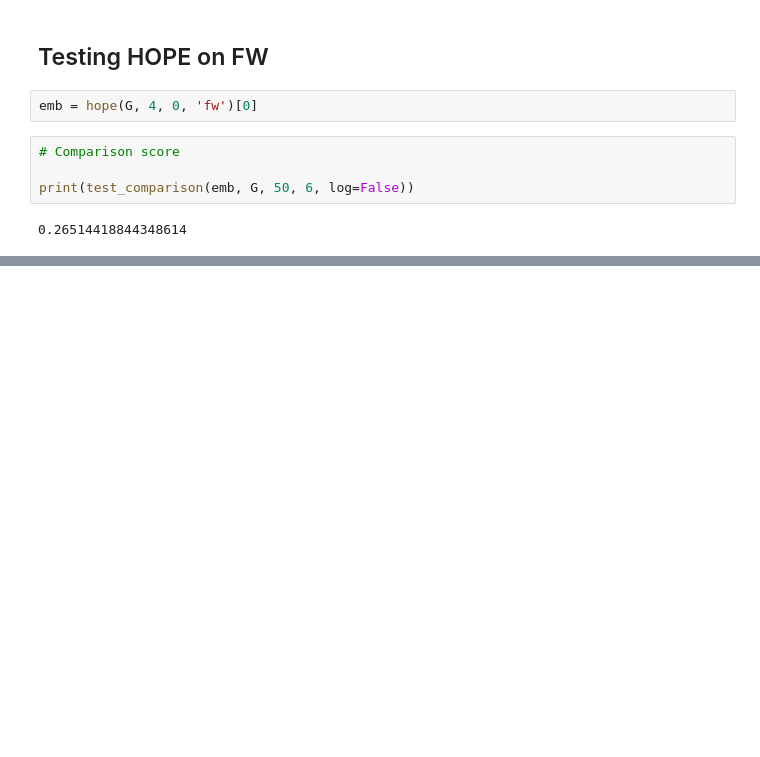
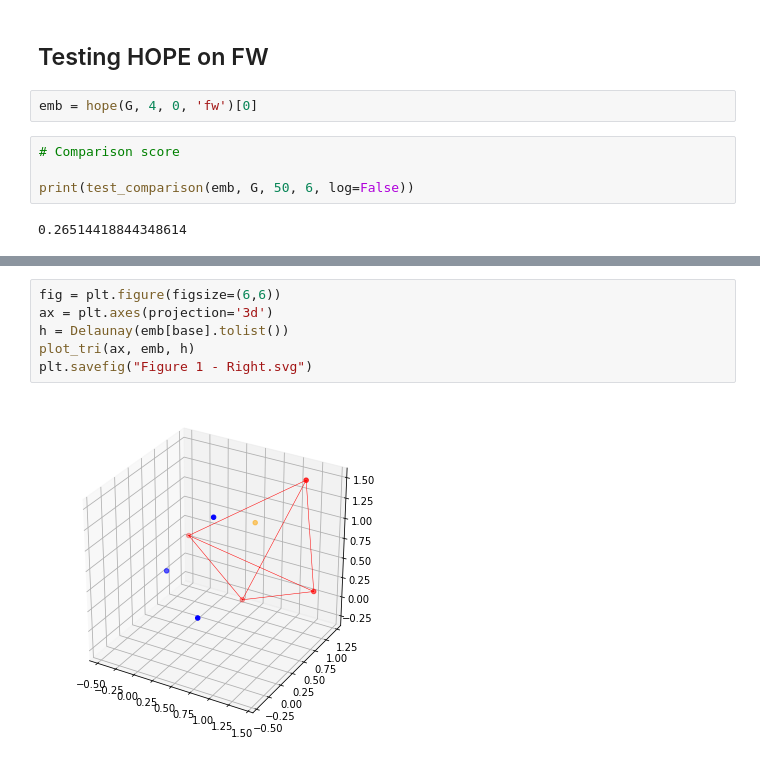
Before and after one commit to realfolkcode/convexity-graph-embeddings, a Jupyter notebook: convexity_old_models.ipynb, the cells around one changed output, grey strips where cells are left out. Drawn from its saved outputs; the diff is of its cells as text; blank space fills up the shorter version.

```diff
--- a/convexity_old_models.ipynb
+++ b/convexity_old_models.ipynb
@@ -1028,0 +1111,8 @@ print(test_comparison(emb, G, 50, 6, log=False))
+# %%
+fig = plt.figure(figsize=(6,6))
+ax = plt.axes(projection='3d')
+h = Delaunay(emb[base].tolist())
+plot_tri(ax, emb, h)
+plt.savefig("Figure 1 - Right.svg")
+# %% [output]
+[figure, added]
```
Also changed, not shown: parts of 16 cells of this notebook.
